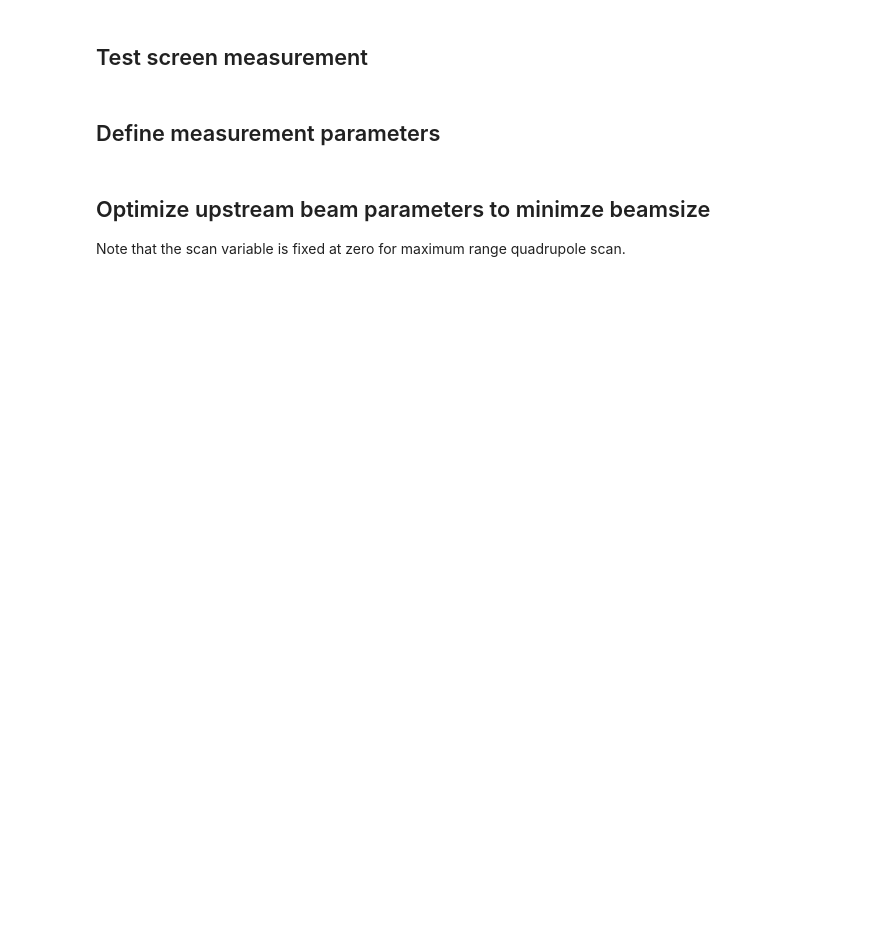
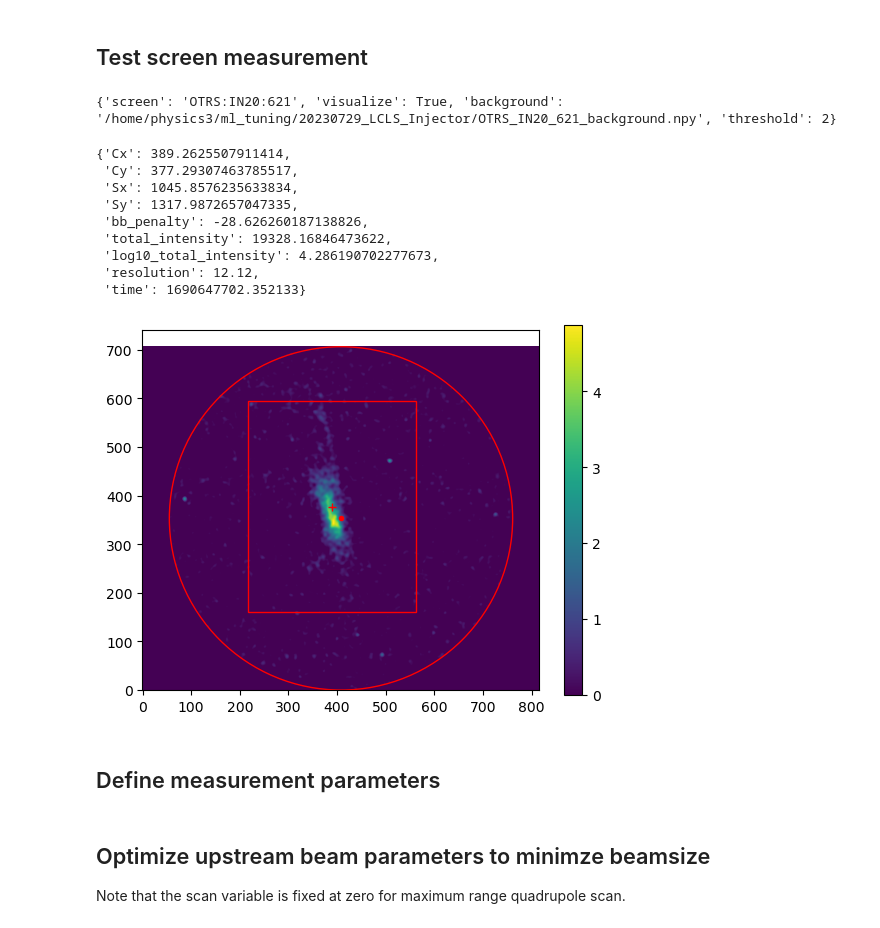
Before and after one commit to t-bz/SLAC_Xopt, a Jupyter notebook: lcls/emittance/automatic_emittance/automatic_emittance_measurement.ipynb, the cells around one changed output. Saved outputs shown, nothing was run; the diff lists cells and outputs as text; code cells hidden in the pictures; blank space fills up the shorter version.

```diff
--- a/lcls/emittance/automatic_emittance/automatic_emittance_measurement.ipynb
+++ b/lcls/emittance/automatic_emittance/automatic_emittance_measurement.ipynb
@@ -47,7 +61,20 @@ reset_vals = pd.DataFrame(caget_many(list(VARIABLE_RANGES)))
 # %% [markdown]
 ## Test screen measurement
 # %%
-res = measure_beamsize({"screen":SCREEN_NAME, "visualize": True})
+res = measure_beamsize({"screen":SCREEN_NAME, "visualize": True, "background":BACKGROUND_FILE, "threshold": 2})
+res
+# %% [output]
+{'screen': 'OTRS:IN20:621', 'visualize': True, 'background': '/home/physics3/ml_tuning/20230729_LCLS_Injector/OTRS_IN20_621_background.npy', 'threshold': 2}
+{'Cx': 389.2625507911414,
+ 'Cy': 377.29307463785517,
+ 'Sx': 1045.8576235633834,
+ 'Sy': 1317.9872657047335,
+ 'bb_penalty': -28.626260187138826,
+ 'total_intensity': 19328.16846473622,
+ 'log10_total_intensity': 4.286190702277673,
+ 'resolution': 12.12,
+ 'time': 1690647702.352133}
+[figure, added]
 # %% [markdown]
 ## Define measurement parameters
 # %%
```
Also changed, not shown: parts of 11 cells of this notebook, 18 other files.
